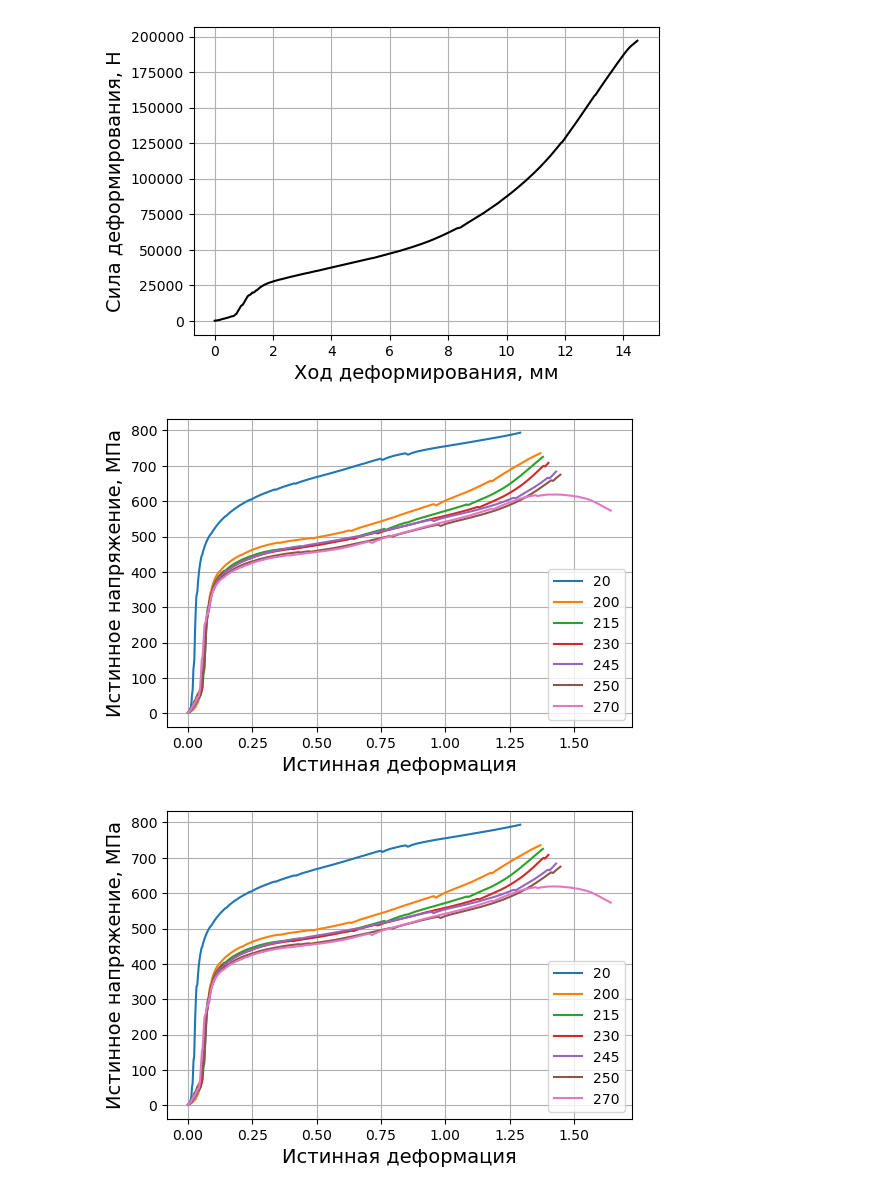
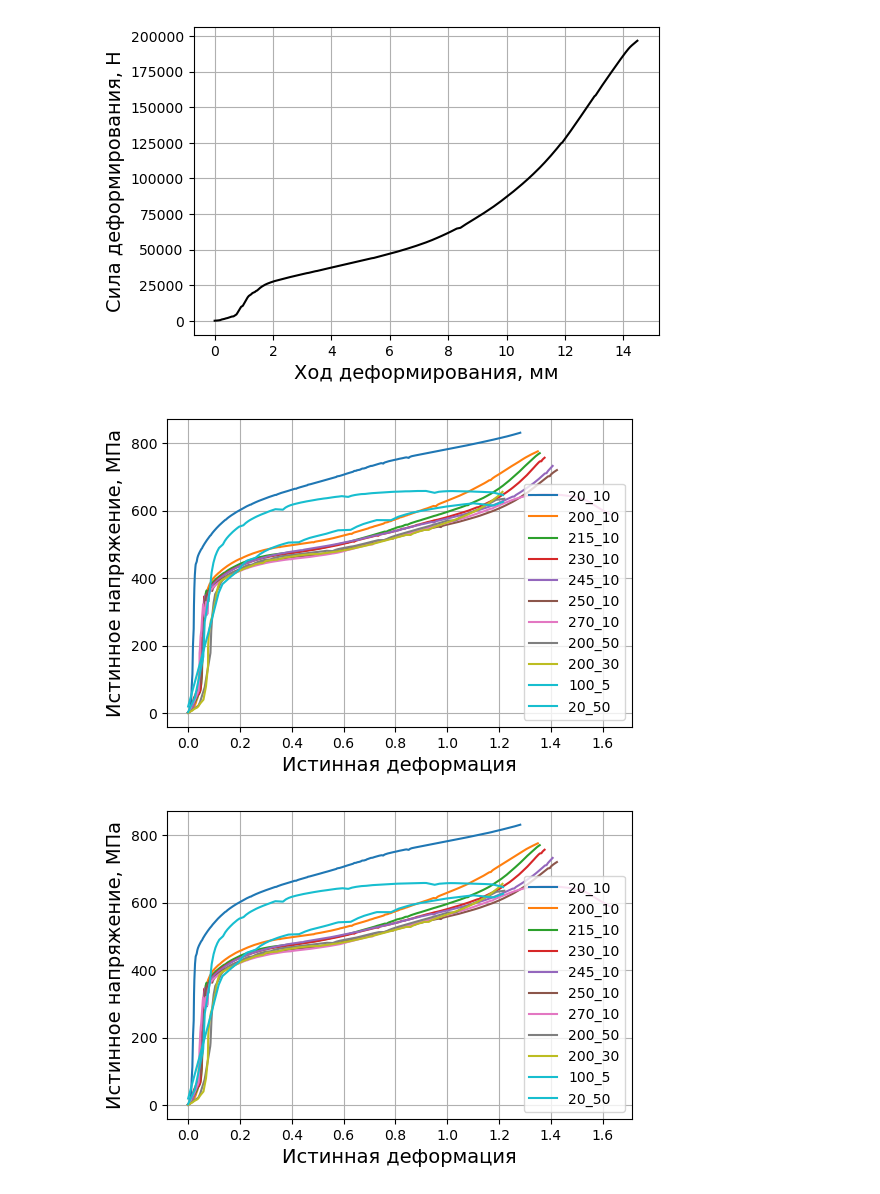
Before and after one commit to AlexanderASidorov/tension_test_calculations, a Jupyter notebook: dz/dz002/Fairuzova/data_analysys.ipynb, the cells around one changed output. Drawn from its saved outputs; the diff is of its cells as text; code cells hidden in the pictures.

```diff
--- a/dz/dz002/Fairuzova/data_analysys.ipynb
+++ b/dz/dz002/Fairuzova/data_analysys.ipynb
@@ -49,6 +59,7 @@ for item in sheet_names: # итерируем по списку с именам
     stroke = df.iloc[13:, 1].to_numpy() # ход деформарования
     load = df.iloc[13:, 2].to_numpy() # сила деформирования
     temperature = float(item.split('_')[1])   # температура деформирования
+    ram_speed = df.iloc[3,1]
     L0 = df.iloc[10, 6] # исходная высота заготовки
     d0 = df.iloc[10, 7] # исходные диаметр заготовки
     Le = df.iloc[10, 9] # конечная высота заготовки
@@ -62,5 +73,6 @@ for item in sheet_names: # итерируем по списку с именам
 
 
     # добавляем объект в словарь exp_data
-    key = str(int(temperature)) # ключ - температура в формате integer конвертируемая в текст
+    key = str(int(temperature)) + '_' +  str(int(ram_speed))# ключ - температура в формате integer конвертируемая в текст
     exp_data[key] = object_stress_strain
+    print (f'Лист {item} был успешно загружен в словарь')
@@ -125,22 +167,22 @@ list_of_true_stress = [obj.stress_true for obj in exp_data.values()]
 list_of_curve_labels = list(exp_data)
 Stress_strain.plot_graphs(list_of_true_strain, list_of_true_stress,  list_of_curve_labels, 'Истинная деформация', 'Истинное напряжение, МПа')
 # %% [output]
-[figure, old version]
+[figure, new version]
 # %%
 # в 6-ю лекцию я добавил класс Flow_curve. Его задача отделить упругую часть графика от пластической
 flow_data = {} # объекты класса Flow_curve будем записывать в словарь flow_data
 for key, value in exp_data.items():
     flow_curve_obj = Flow_curve (value.strain_true, value.stress_true) # создаем объект класса Flow_curve
-    flow_curve_obj.interpolate_data (num_points=10000,  kind='cubic') # я добавил интерполяцию данных в надержде что так легче будет
+    flow_curve_obj.interpolate_data (num_points=1000,  kind='linear') # я добавил интерполяцию данных в надержде что так легче будет
                                          #отделять упругаю от поастической части. Не уверен, что это сильно помогает, но пость будет
     flow_data[key] = flow_curve_obj
 # посмотрим на получившиеся интерполированные кривые (не должны визуально отличаться от изначально заданых)
 list_of_strain = [obj.strain_true for obj in flow_data.values()]
 list_of_stress = [obj.stress_true for obj in flow_data.values()]
 list_of_curve_labels = list(flow_data)
 Flow_curve.plot_graphs(list_of_strain, list_of_stress,  list_of_curve_labels, 'Истинная деформация', 'Истинное напряжение, МПа')
 # %% [output]
-[figure, old version]
+[figure, new version]
 # %%
 # дальше собвтвенно отделяем упругую часть (линейную) от пластической (нелинейной)
 # 200.0 МПа- напряжение, ниже которого мы не проверяем линейность, т.к. у нас есть в начале нелинейный участок-артефакт
```
Also changed, not shown: parts of 11 cells of this notebook, 7 other files.
